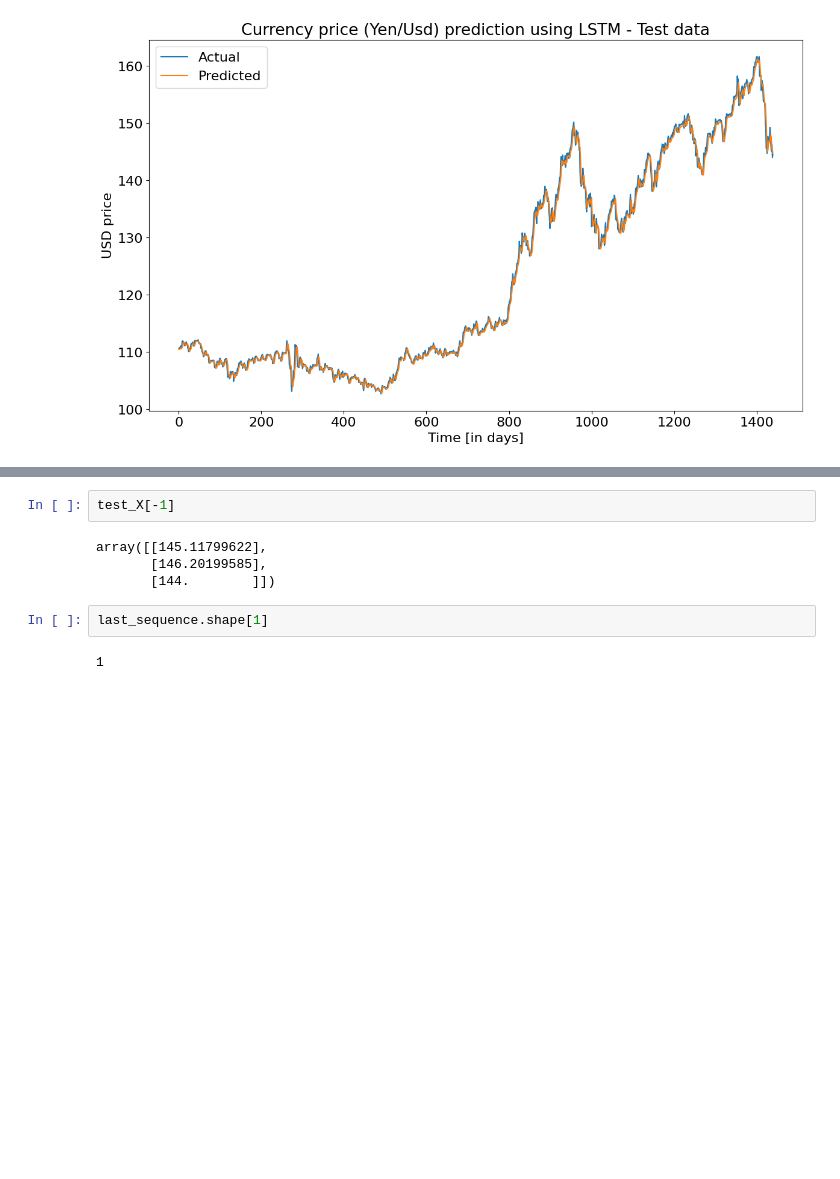
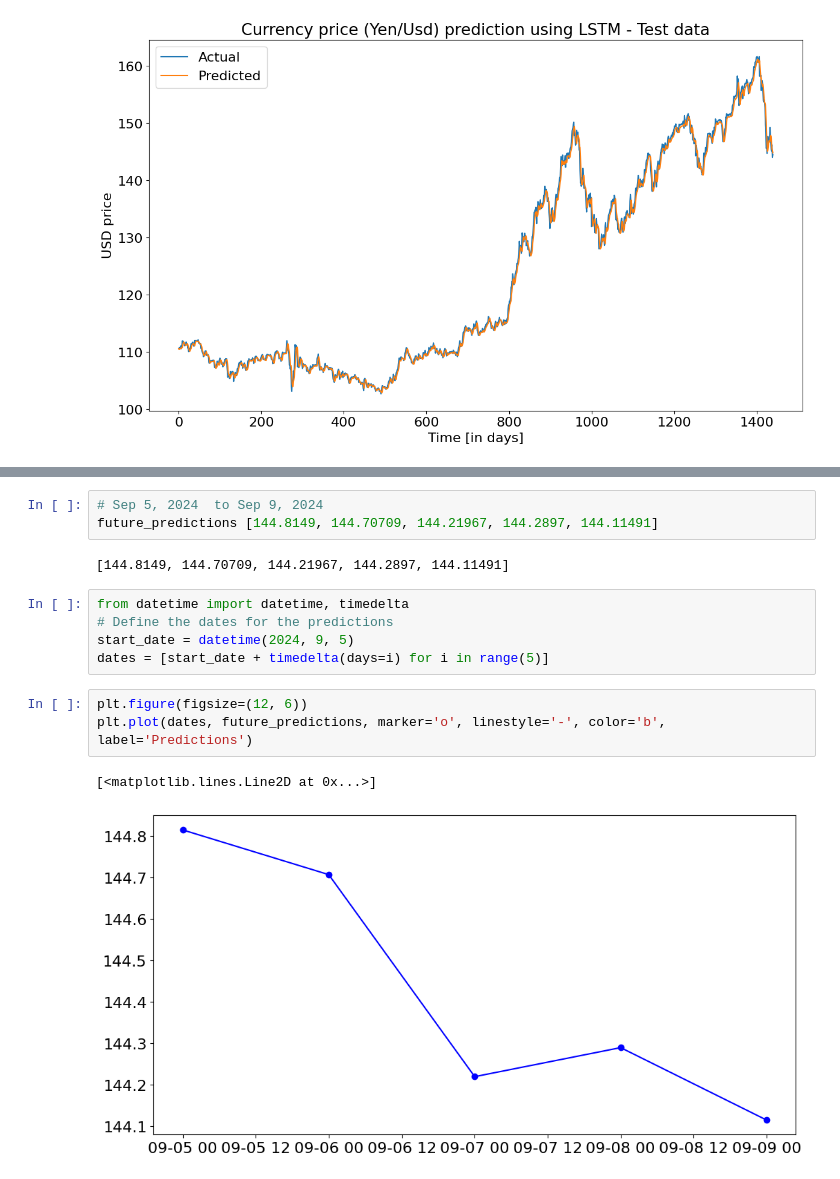
Before and after one commit to iliyaskurmangali/USD-Yen-Prediction, a Jupyter notebook: work.ipynb, the cells around one changed output, grey strips where cells are left out. Saved outputs shown, nothing was run; the diff lists cells and outputs as text; blank space fills up the shorter version.

```diff
--- a/work.ipynb
+++ b/work.ipynb
@@ -400,13 +385,19 @@ for _ in range(num_future_days):
 [[144.21966553]
  [144.28970337]
  [144.11491394]]
-# %%
-test_X[-1]
-# %% [output]
-array([[145.11799622],
-       [146.20199585],
-       [144.        ]])
-# %%
-last_sequence.shape[1]
-# %% [output]
-1
+# %%
+# Sep 5, 2024  to Sep 9, 2024
+future_predictions [144.8149, 144.70709, 144.21967, 144.2897, 144.11491]
+# %% [output]
+[144.8149, 144.70709, 144.21967, 144.2897, 144.11491]
+# %%
+from datetime import datetime, timedelta
+# Define the dates for the predictions
+start_date = datetime(2024, 9, 5)
+dates = [start_date + timedelta(days=i) for i in range(5)]
+# %%
+plt.figure(figsize=(12, 6))
+plt.plot(dates, future_predictions, marker='o', linestyle='-', color='b', label='Predictions')
+# %% [output]
+[<matplotlib.lines.Line2D at 0x...>]
+[figure, added]
```
Also changed, not shown: parts of 10 cells of this notebook.
